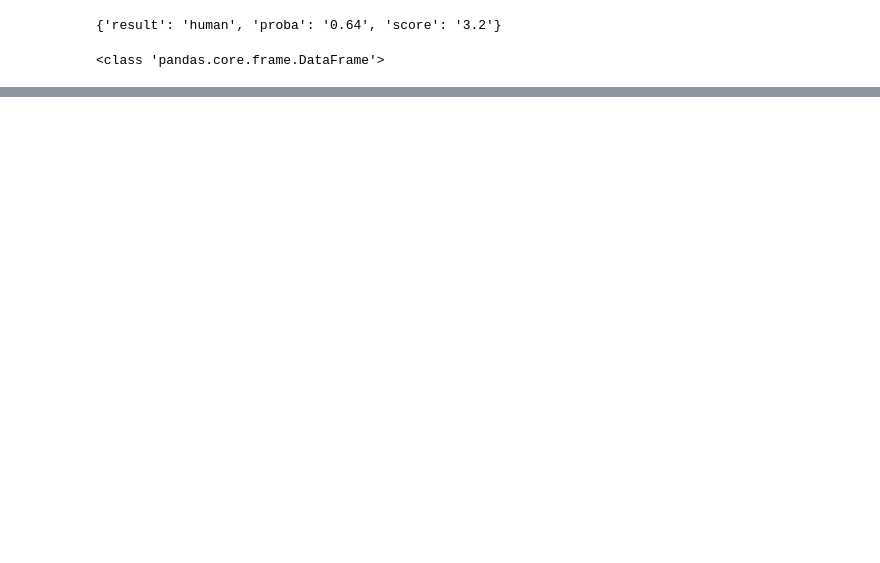
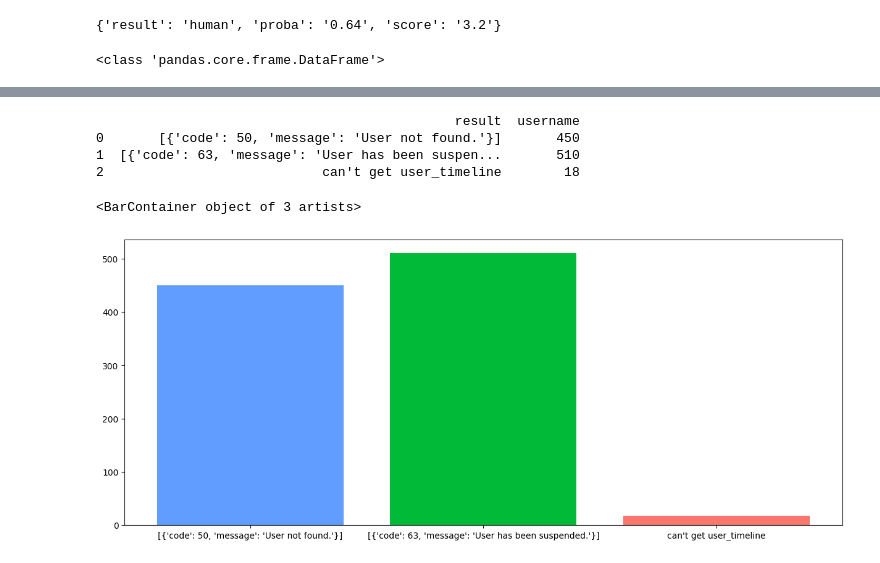
Before and after one commit to PFE2024/satt_ai, a Jupyter notebook: twitter/result/testAI2.ipynb, the cells around one changed output, grey strips where cells are left out. Cells and saved outputs as stored; diff of their text form; code cells hidden in the pictures; blank space fills up the shorter version.

```diff
--- a/twitter/result/testAI2.ipynb
+++ b/twitter/result/testAI2.ipynb
@@ -97,0 +99,8 @@ message {'message': "[{'code': 50, 'message': 'User not found.'}]"}
+# %%
+import matplotlib.pyplot as plt
+data=pd.read_json('./output.json')
+data['score'] = data['score'].round(1)
+
+countsh = data[data['result'] == "human"].groupby('score')['result'].count()
+countsb = data[data['result'] == "bot"].groupby('score')['result'].count()
+countnan=data[data['proba'].isna()].groupby('result')['username'].count()
@@ -97,0 +149,33 @@ message {'message': "[{'code': 50, 'message': 'User not found.'}]"}
+# %%
+countnan = countnan.reset_index(name='username')
+print(countnan)
+# %% [output]
+                                              result  username
+0       [{'code': 50, 'message': 'User not found.'}]       450
+1  [{'code': 63, 'message': 'User has been suspen...       510
+2                            can't get user_timeline        18
+# %%
+import matplotlib as mpl
+import matplotlib.pyplot as plt
+import seaborn as sns
+
+# fig, ax = plt.subplots(figsize=(12, 6))
+# sns.kdeplot(countsh, fill=True, color="red",label='human',ax=ax)
+# sns.kdeplot(countsb, fill=True, color="green",label='bot',ax=ax)
+
+# fig.figure.suptitle("scores", fontsize = 24)
+
+# plt.xlabel('score', fontsize=18)
+# plt.ylabel('count', fontsize=16)
+# ax.legend()
+# plt.tight_layout()
+# plt.show()
+# Data
+colors = ["#619cff", "#00ba38", "#f8766d"]
+
+# Bar plot
+fig, ax = plt.subplots(figsize=(15, 6))
+ax.bar(x = countnan['result'], height =  countnan['username'], color = colors)
+# %% [output]
+<BarContainer object of 3 artists>
+[figure, added]
```
Also changed, not shown: parts of 6 cells of this notebook, 5 other files.
